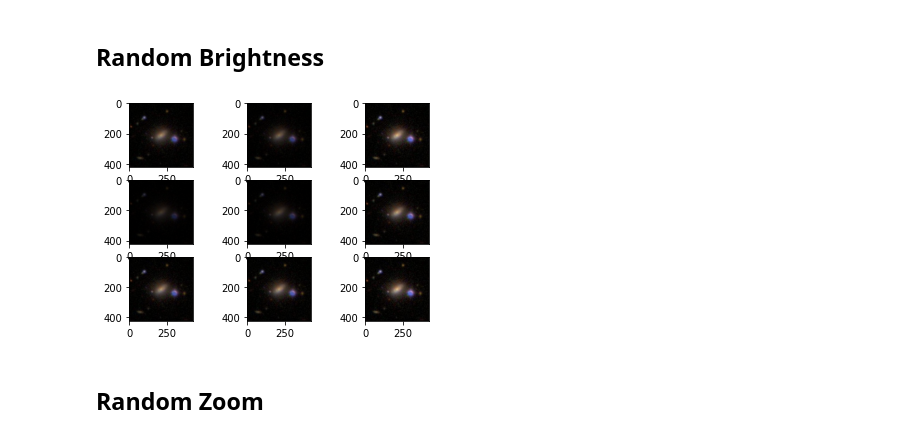
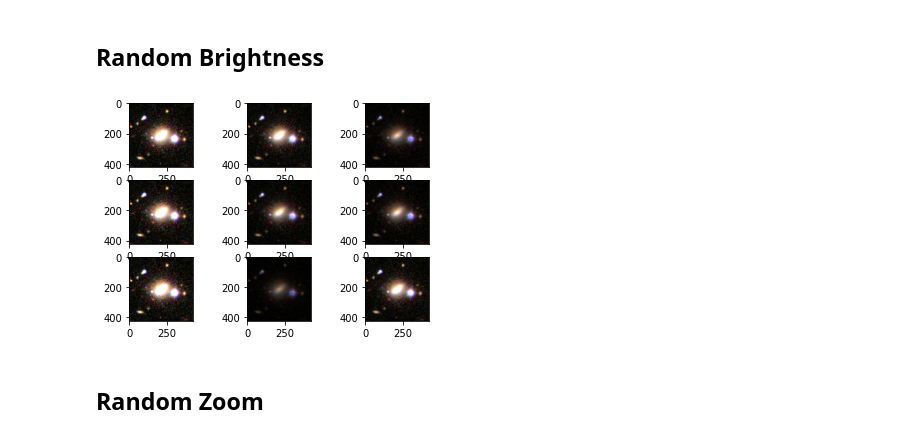
Before and after one commit to AurelSann/StarWars, a Jupyter notebook: notebooks/alicepreprocessing.ipynb, the cells around one changed output. Cells and saved outputs as stored; diff of their text form; code cells hidden in the pictures.

Commit message:
Preprocessing images

```diff
--- a/notebooks/alicepreprocessing.ipynb
+++ b/notebooks/alicepreprocessing.ipynb
@@ -128,23 +128,23 @@ pyplot.show()
 # %% [markdown]
 ## Random Brightness
 # %%
-datagen5 = ImageDataGenerator(brightness_range=[0.2,1.0])
+datagen5 = ImageDataGenerator(brightness_range=[0.2,3.0])
 # prepare iterator
 it = datagen5.flow(samples, batch_size=1)
 # generate samples and plot
 for i in range(9):
 	# define subplot
 	pyplot.subplot(330 + 1 + i)
 	# generate batch of images
 	batch = it.next()
 	# convert to unsigned integers for viewing
 	image = batch[0].astype('uint8')
 	# plot raw pixel data
 	pyplot.imshow(image)
 # show the figure
 pyplot.show()
 # %% [output]
-[figure, old version]
+[figure, new version]
 # %% [markdown]
 ## Random Zoom
 # %%
```
Also changed, not shown: parts of 4 cells of this notebook.
